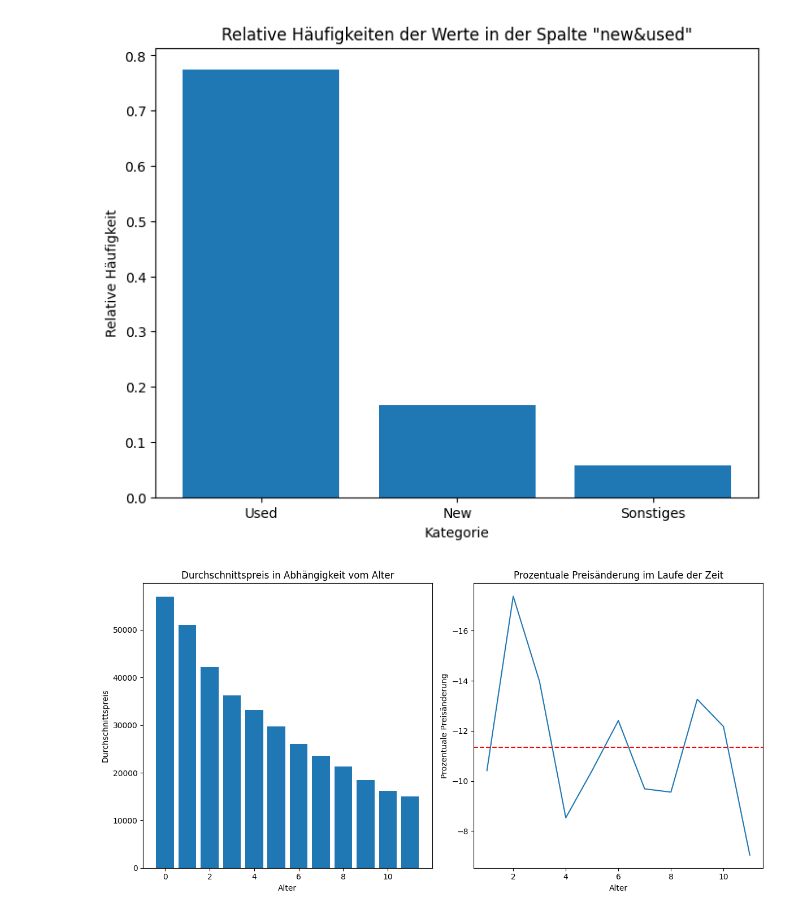
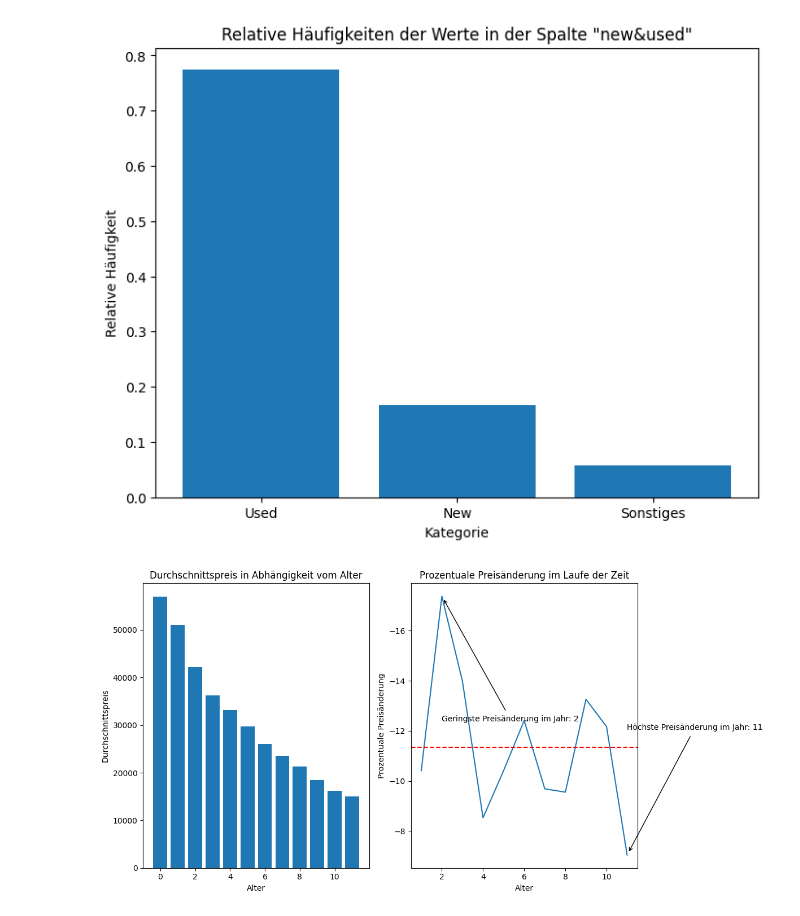
Before and after one commit to maxruffo/NewYorkCars-Analysis, a Jupyter notebook: NoteBook.ipynb, the cells around one changed output. Drawn from its saved outputs; the diff is of its cells as text; code cells hidden in the pictures.

```diff
--- a/NoteBook.ipynb
+++ b/NoteBook.ipynb
@@ -57,28 +57,43 @@ plt.show()
 # %%
 grouped_data = df.groupby('Age')['money'].mean()
 
 # Erstellen der Figure und Axes-Objekte für die Subplots
 fig, (ax1, ax2) = plt.subplots(1, 2, figsize=(12, 6))
 
 # Erster Plot: Barplot für den Durchschnittspreis in Abhängigkeit vom Alter
 ax1.bar(grouped_data.index, grouped_data.values)
 ax1.set_xlabel('Alter')
 ax1.set_ylabel('Durchschnittspreis')
 ax1.set_title('Durchschnittspreis in Abhängigkeit vom Alter')
 
 # Zweiter Plot: Lineplot für die prozentuale Preisänderung im Laufe der Zeit
 price_change_percent = grouped_data.pct_change() * 100
 ax2.plot(grouped_data.index, price_change_percent)
 ax2.axhline(price_change_percent.mean(), color='red', linestyle='--', label='Durchschnitt')
 ax2.set_xlabel('Alter')
 ax2.set_ylabel('Prozentuale Preisänderung')
 ax2.set_title('Prozentuale Preisänderung im Laufe der Zeit')
 ax2.invert_yaxis()
 
+max_change_year = price_change_percent.idxmax()
+min_change_year = price_change_percent.idxmin()
+
+# Annotationen für das Jahr mit der höchsten Preisänderung
+ax2.annotate(f'Geringste Preisänderung im Jahr: {max_change_year}',
+             xy=(max_change_year, price_change_percent[max_change_year]),
+             xytext=(max_change_year, price_change_percent[max_change_year] - 5),
+             arrowprops=dict(arrowstyle='->', color='black', shrinkA=5, shrinkB=5))
+
+# Annotationen für das Jahr mit der geringsten Preisänderung
+ax2.annotate(f'Höchste Preisänderung im Jahr: {min_change_year}',
+             xy=(min_change_year, price_change_percent[min_change_year]),
+             xytext=(min_change_year, price_change_percent[min_change_year] + 5),
+             arrowprops=dict(arrowstyle='->', color='black', shrinkA=5, shrinkB=5))
+
 # Platz für den Plot anpassen, damit die Achsentitel nicht überlappen
 plt.tight_layout()
 
 # Subplots anzeigen
 plt.show()
 # %% [output]
-[figure, old version]
+[figure, new version]
```
